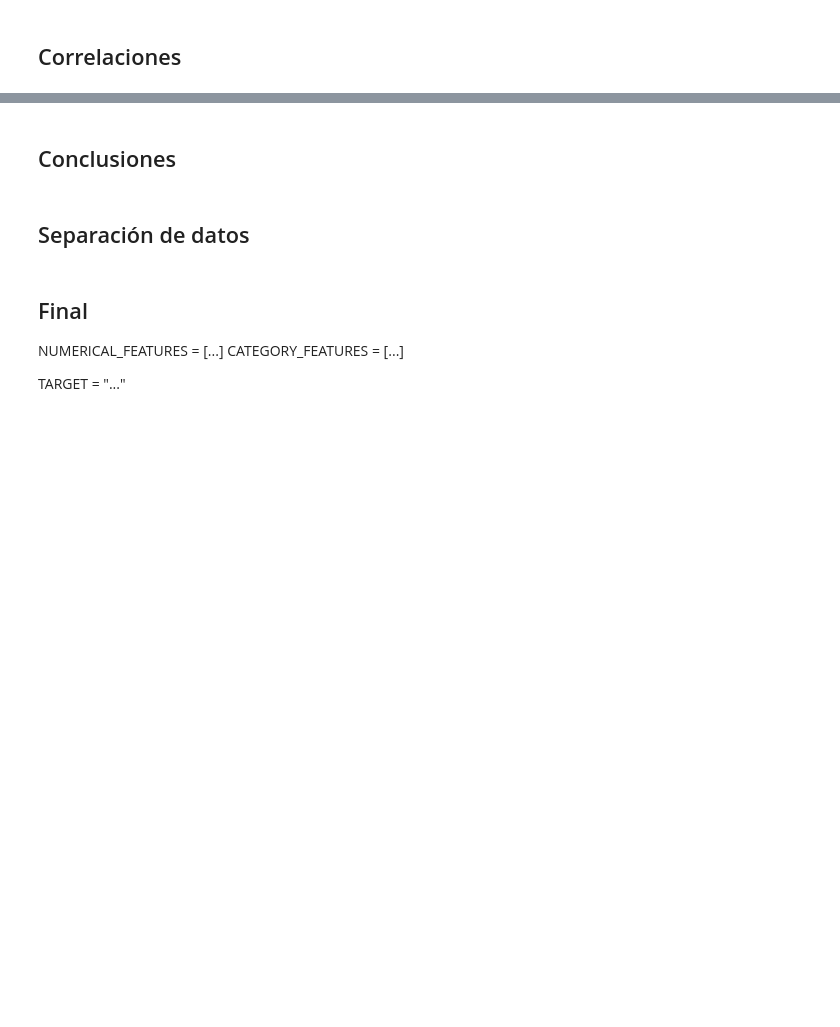
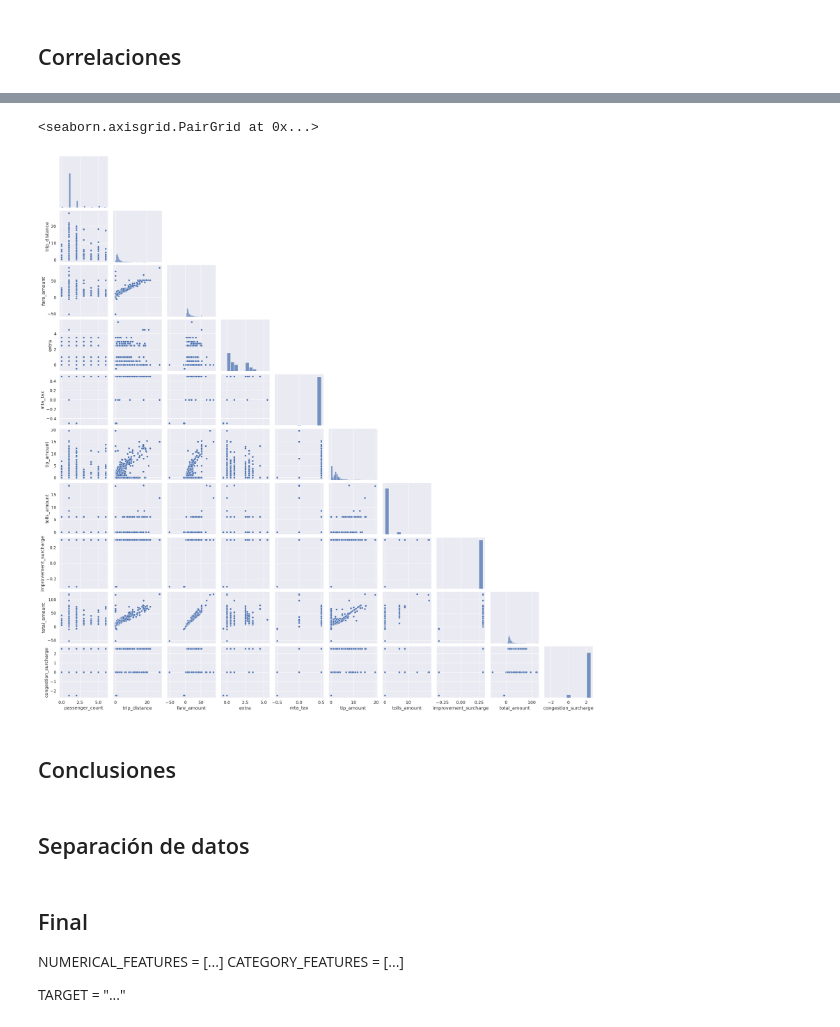
Before and after one commit to IA-UBA/analisis-de-datos, a Jupyter notebook: notebooks/EDA.ipynb, the cells around one changed output, grey strips where cells are left out. Saved outputs shown, nothing was run; the diff lists cells and outputs as text; code cells hidden in the pictures; blank space fills up the shorter version.

```diff
--- a/notebooks/EDA.ipynb
+++ b/notebooks/EDA.ipynb
@@ -253,3 +247,12 @@ plt.show()
+# %%
+# Make a sample from the df to make pair plot
+
+sampled_num_df = num_df.sample(n = 1000, random_state=42)
+
+sns.pairplot(data=sampled_num_df, corner=True)
+# %% [output]
+<seaborn.axisgrid.PairGrid at 0x...>
+[figure, added]
 # %% [markdown]
 ## Conclusiones
 # %% [markdown]
```
Also changed, not shown: parts of 9 cells of this notebook.
